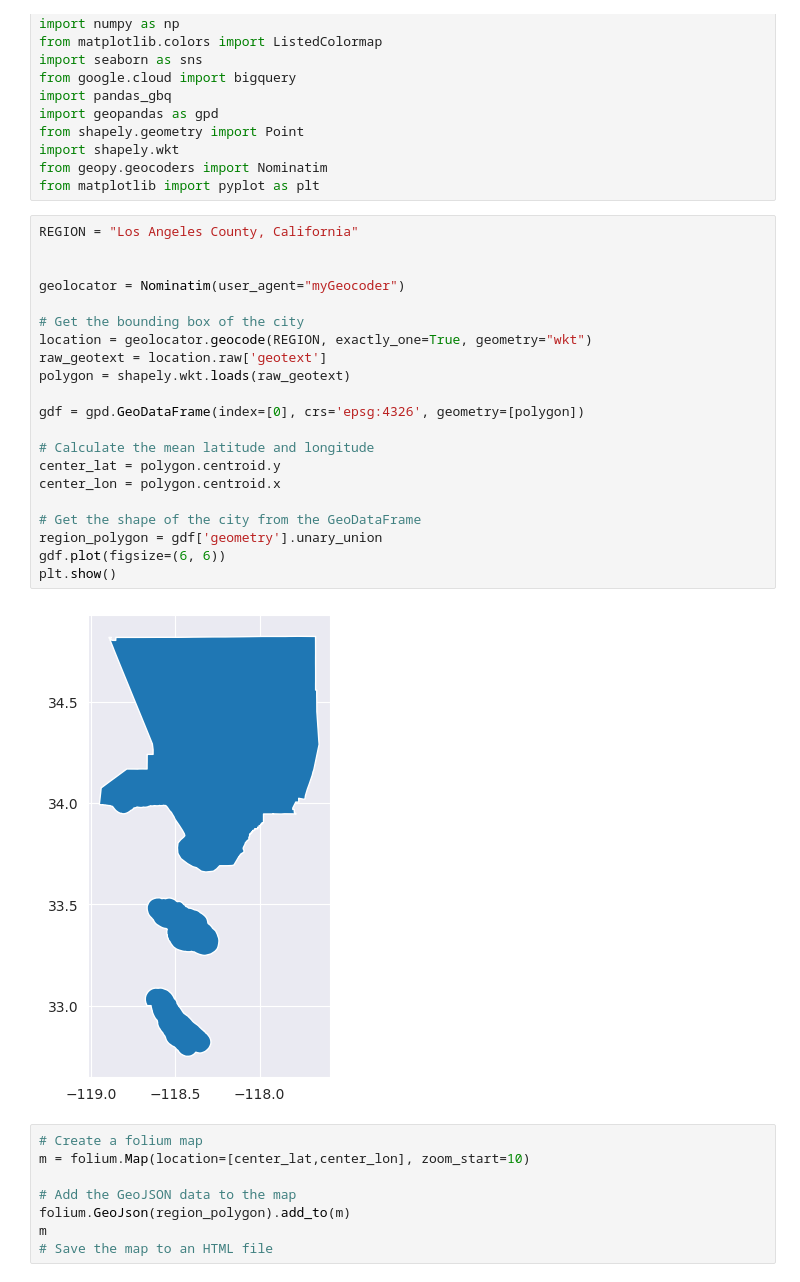
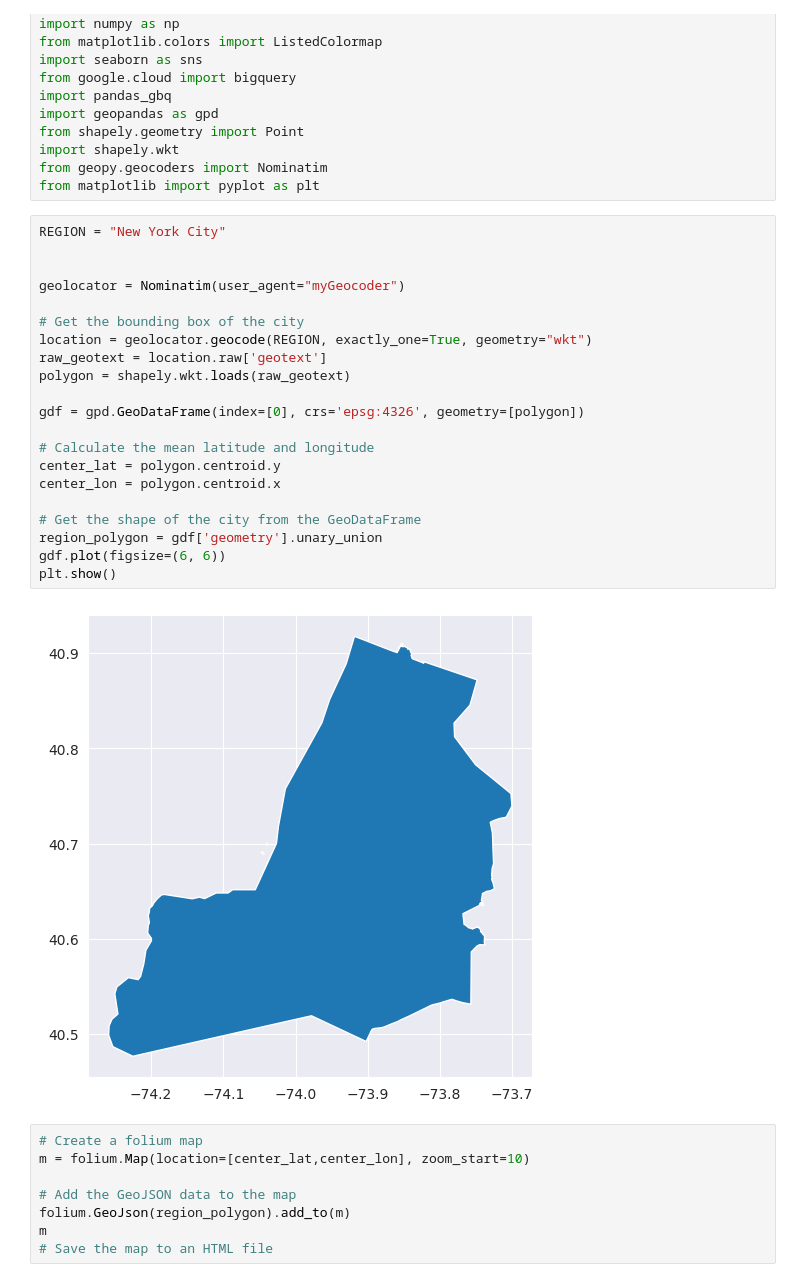
Before and after one commit to Giffen-good/bq-shopify-scripts, a Jupyter notebook: notebooks/dbscan_gmm_geolocation_order_clustering.ipynb, the cells around one changed output. Drawn from its saved outputs; the diff is of its cells as text.

```diff
--- a/notebooks/dbscan_gmm_geolocation_order_clustering.ipynb
+++ b/notebooks/dbscan_gmm_geolocation_order_clustering.ipynb
@@ -16,28 +16,28 @@ import shapely.wkt
 from geopy.geocoders import Nominatim
 from matplotlib import pyplot as plt
 # %%
-REGION = "Los Angeles County, California"
+REGION = "New York City"
 
 
 geolocator = Nominatim(user_agent="myGeocoder")
 
 # Get the bounding box of the city
 location = geolocator.geocode(REGION, exactly_one=True, geometry="wkt")
 raw_geotext = location.raw['geotext']
 polygon = shapely.wkt.loads(raw_geotext)
 
 gdf = gpd.GeoDataFrame(index=[0], crs='epsg:4326', geometry=[polygon])
 
 # Calculate the mean latitude and longitude
 center_lat = polygon.centroid.y
 center_lon = polygon.centroid.x
 
 # Get the shape of the city from the GeoDataFrame
 region_polygon = gdf['geometry'].unary_union
 gdf.plot(figsize=(6, 6))
 plt.show()
 # %% [output]
-[figure, old version]
+[figure, new version]
 # %%
 # Create a folium map
 m = folium.Map(location=[center_lat,center_lon], zoom_start=10)
```
Also changed, not shown: parts of 2 cells of this notebook, 4 other files.
